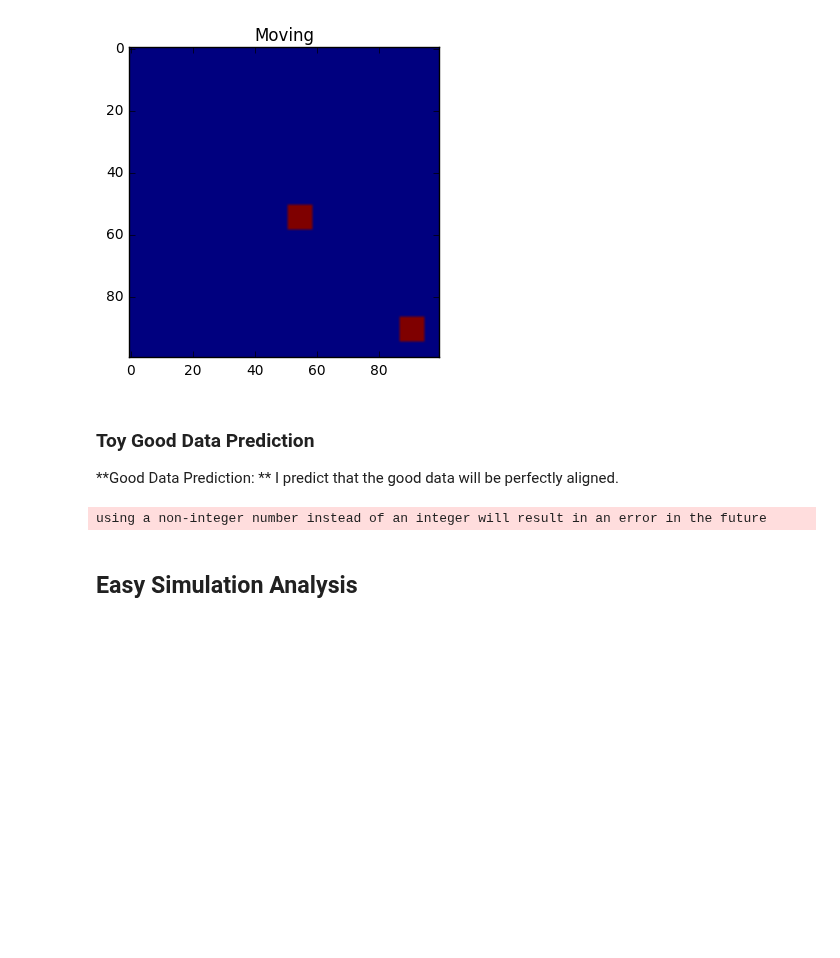
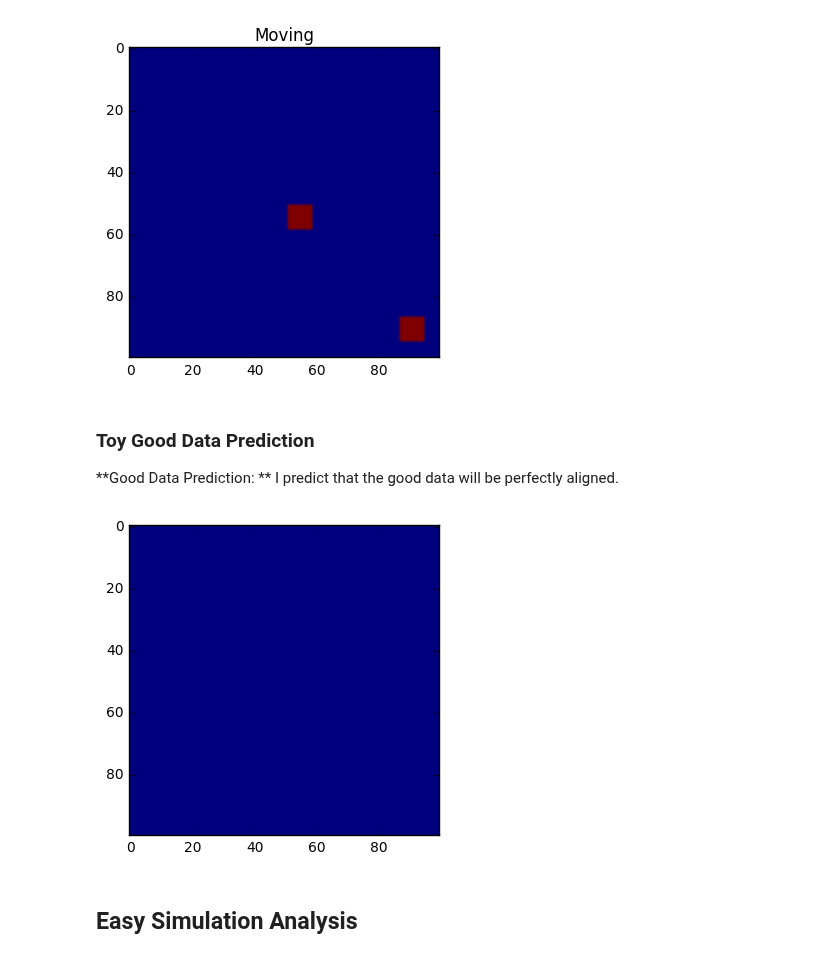
Before and after one commit to NeuroDataDesign/pan-synapse, a Jupyter notebook: background/Net_Registration.ipynb, the cells around one changed output. Drawn from its saved outputs; the diff is of its cells as text; code cells hidden in the pictures; blank space fills up the shorter version.

```diff
--- a/background/Net_Registration.ipynb
+++ b/background/Net_Registration.ipynb
@@ -209,7 +210,7 @@ def adaptiveThreshold(inImg, sx, sy):
         for yInc in range(1, sy + 1):
             for xInc in range(1, sx + 1):
                 sub = inImg[(zInc-1)*subzLen: zInc*subzLen, (yInc-1)*subYLen: yInc*subYLen, (xInc-1)*subxLen: xInc*subxLen]
-                subThresh = binaryThreshold(sub, 90)
+                subThresh = binaryThreshold(sub, 30)
                 outImg[(zInc-1)*subzLen: zInc*subzLen, (yInc-1)*subYLen: yInc*subYLen, (xInc-1)*subxLen: xInc*subxLen] = subThresh
     return outImg
 # %%
@@ -357,10 +358,13 @@ plt.show()
 ### Toy Good Data Prediction
 **Good Data Prediction: **
 I predict that the good data will be perfectly aligned.
+# %%
+plt.imshow(adaptiveThreshold(simEasyFixed, 1, 1)[0])
+plt.show()
+# %% [output]
+[figure, added]
 # %%
-fClusters = netRegistration(simEasyFixed, simEasyMoving, lowerFence = 0, upperFence = 1000)
+fClusters = pLib.pipeline(simEasyFixed, simEasyMoving, lowerFence = 0, upperFence = 1000)
-# %% [output]
-using a non-integer number instead of an integer will result in an error in the future
 # %% [markdown]
 ## Easy Simulation Analysis
 # %%
```
Also changed, not shown: parts of 8 cells of this notebook, 8 other files.
